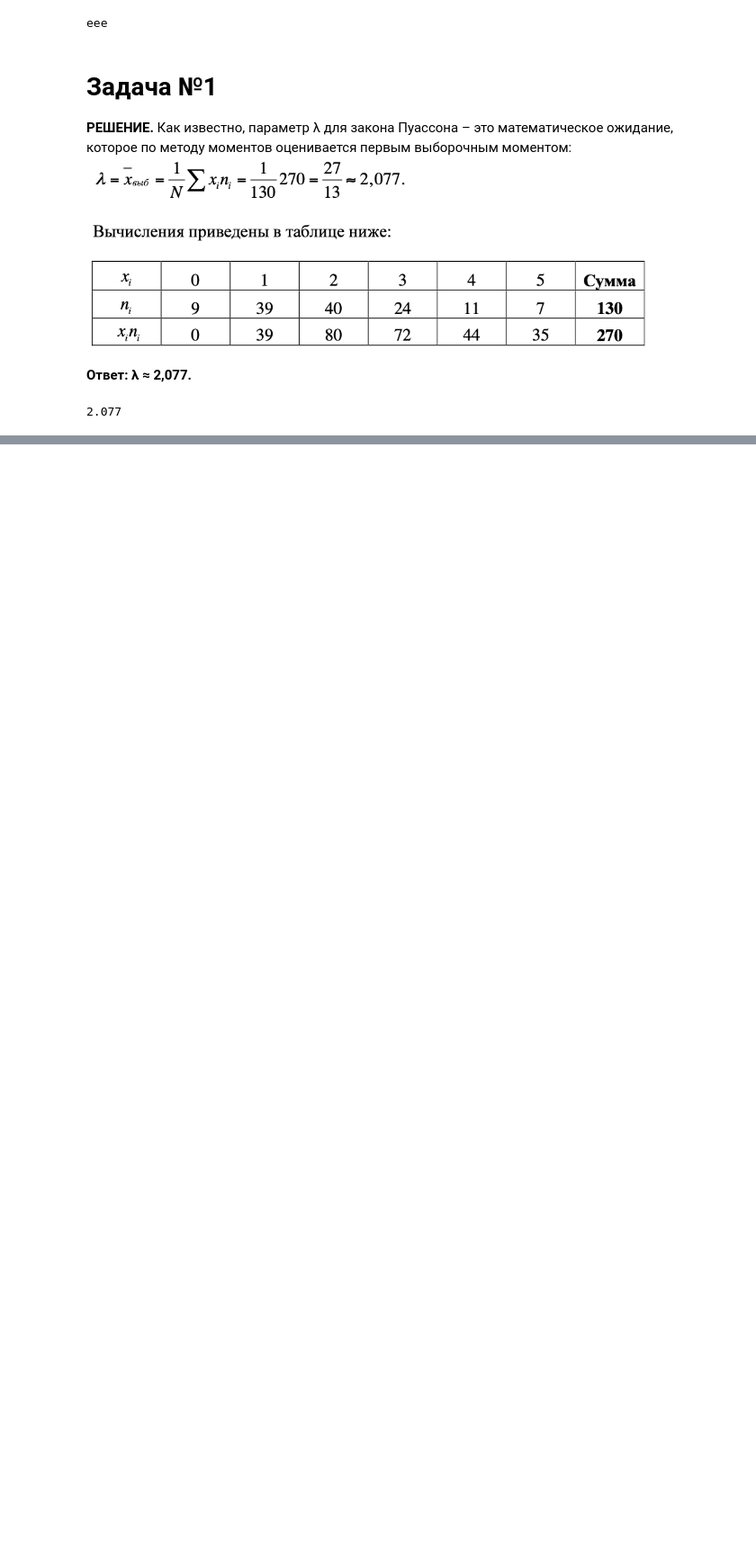
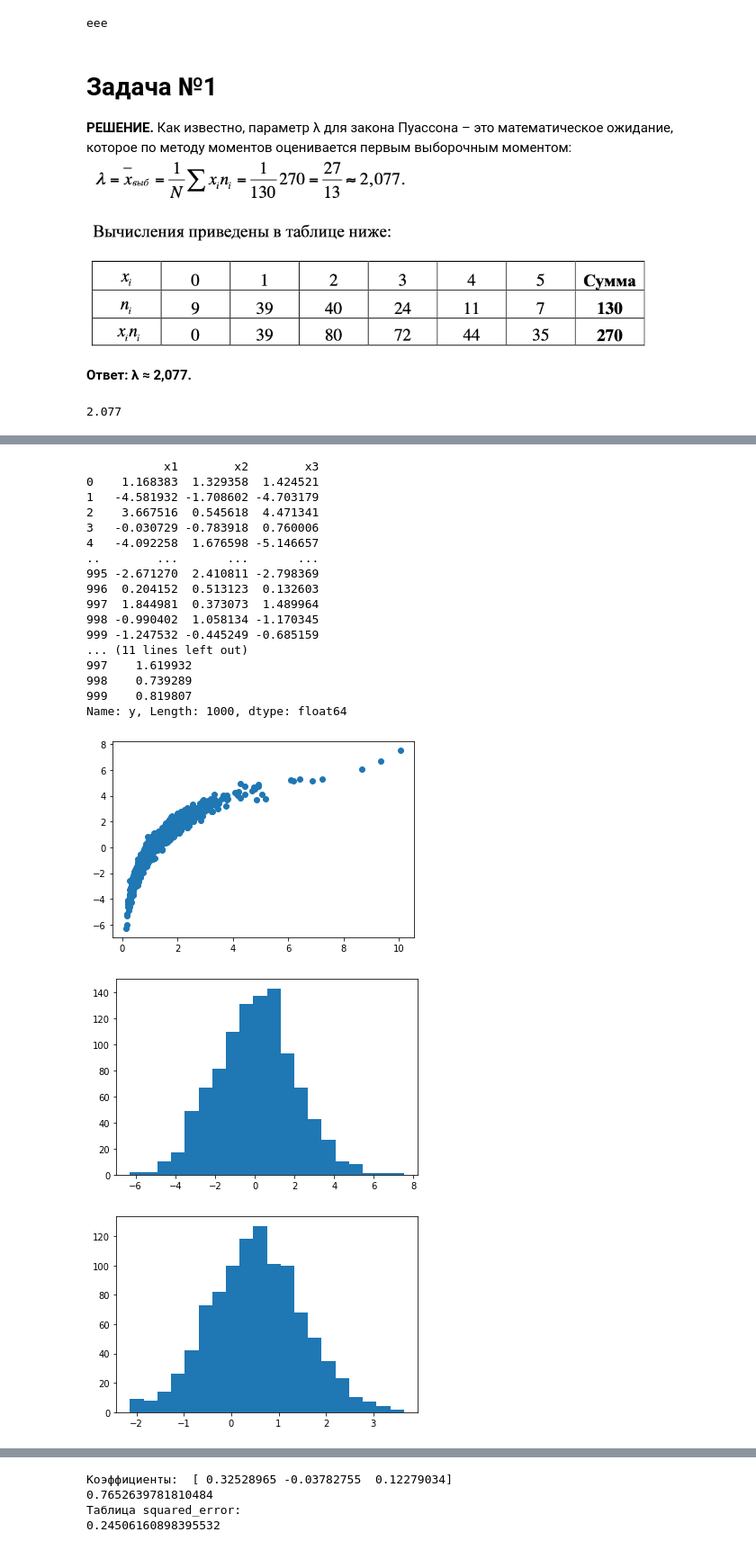
Before and after one commit to Groupac/Collab, a Jupyter notebook: 3ПМ_Петросян_Валентина.ipynb, the cells around one changed output, grey strips where cells are left out. Shown: that part at 90% size. Drawn from its saved outputs; the diff is of its cells as text; code cells hidden in the pictures; blank space fills up the shorter version.

```diff
--- a/3ПМ_Петросян_Валентина.ipynb
+++ b/3ПМ_Петросян_Валентина.ipynb
@@ -30,0 +34,61 @@ print(round(L,3))
+# %%
+import pandas as pd
+import numpy as np
+import matplotlib.pyplot as plt
+from sklearn.linear_model import LinearRegression
+from sklearn.metrics import mean_squared_error
+
+df = pd.read_csv('https://raw.githubusercontent.com/andrey-gl/study2020/master/data/regr2.csv')
+
+x = df.iloc[:,2:]
+y = df.iloc[:,1]
+print(x)
+print('Таблица y')
+print(y)
+
+plt.scatter(y,x['x1'])
+plt.show()
+
+plt.hist(x['x1'], bins = 20)
+plt.show()
+plt.hist(x['x2'], bins = 20)
+plt.show()
+plt.hist(x['x3'], bins = 20)
+plt.show()
+
+plt.scatter(y,x['x2'])
+plt.show()
+
+
+plt.scatter(y,x['x3'])
+plt.show()
+
+lr = LinearRegression()
+lr.fit(x,y)
+y_pred = lr.predict(x)
+print('Коэффициенты: ',lr.coef_)
+print(lr.score(x,y))
+
+print('Таблица squared_error:')
+print(mean_squared_error(y,y_pred))
+# %% [output]
+           x1        x2        x3
+0    1.168383  1.329358  1.424521
+1   -4.581932 -1.708602 -4.703179
+2    3.667516  0.545618  4.471341
+3   -0.030729 -0.783918  0.760006
+4   -4.092258  1.676598 -5.146657
+..        ...       ...       ...
+995 -2.671270  2.410811 -2.798369
+996  0.204152  0.513123  0.132603
+997  1.844981  0.373073  1.489964
+998 -0.990402  1.058134 -1.170345
+999 -1.247532 -0.445249 -0.685159
+... (11 lines left out)
+997    1.619932
+998    0.739289
+999    0.819807
+Name: y, Length: 1000, dtype: float64
+[figure, added]
+[figure, added]
+[figure, added]
@@ -30,0 +98,4 @@ print(round(L,3))
+Коэффициенты:  [ 0.32528965 -0.03782755  0.12279034]
+0.7652639781810484
+Таблица squared_error:
+0.24506160898395532
```
Also changed, not shown: parts of 4 cells of this notebook.
